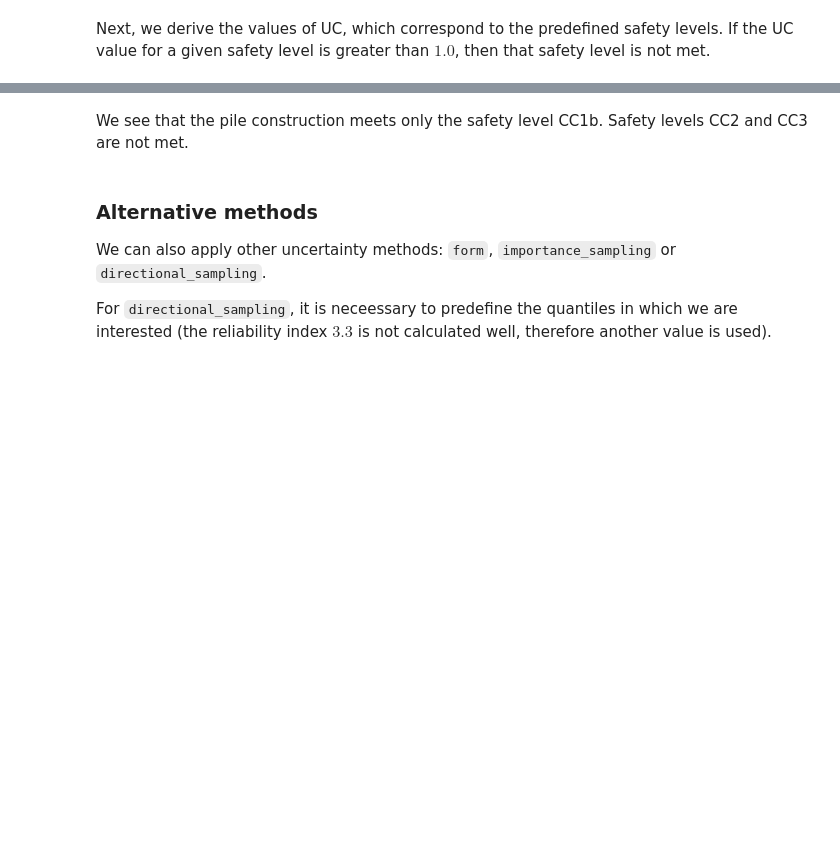
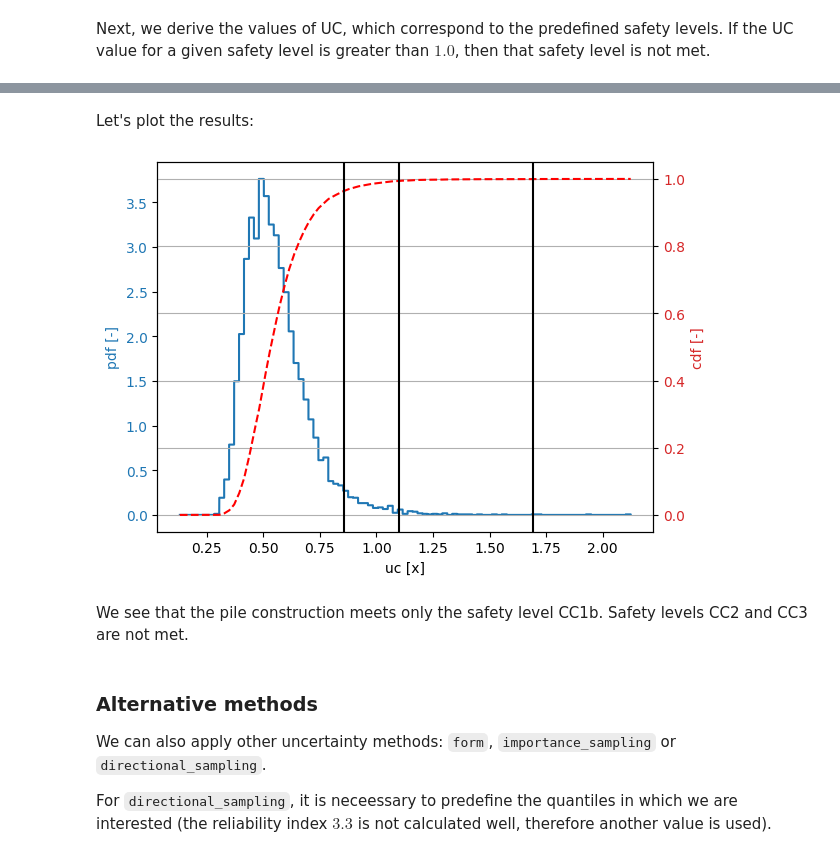
Before and after one commit to Deltares/ProbabilisticLibrary, a Jupyter notebook: sources/Deltares.Probabilistic.PWrapper.Notebooks/safety_levels.ipynb, the cells around one changed output, grey strips where cells are left out. Saved outputs shown, nothing was run; the diff lists cells and outputs as text; code cells hidden in the pictures; blank space fills up the shorter version.

```diff
--- a/sources/Deltares.Probabilistic.PWrapper.Notebooks/safety_levels.ipynb
+++ b/sources/Deltares.Probabilistic.PWrapper.Notebooks/safety_levels.ipynb
@@ -124,13 +118,16 @@ Next, we derive the values of UC, which correspond to the predefined safety leve
 # %%
 safety_levels = [1.8, 2.5, 3.3]
 safety_levels_txt = ["CC1b", "CC2 ", "CC3 "]
+uc_sl = []
 
 def check_sl(uc, safety_levels, safety_levels_txt):
 
     for idx, sl in enumerate(safety_levels):
         p = StandardNormal.get_p_from_u(sl)
-        uc_sl = uc.get_quantile(p)
-        print (f"Safety level ({safety_levels_txt[idx]}):  {sl} => UC = {uc_sl}")
+        uc_sl.append(uc.get_quantile(p))
+        print (f"Safety level ({safety_levels_txt[idx]}):  {sl} => UC = {uc_sl[-1]}")
 
-check_sl(uc_mc, safety_levels, safety_levels_txt)
+    return uc_sl
+
+uc_sl = check_sl(uc_mc, safety_levels, safety_levels_txt)
 # %% [output]
@@ -140,3 +137,12 @@ Safety level (CC3 ):  3.3 => UC = 1.6925889446516016
+# %% [markdown]
+Let's plot the results:
+# %%
+plt = uc_mc.get_plot()
+for val in uc_sl:
+    plt.grid()
+    plt.axvline(x=val, color='black', linestyle='-')
+# %% [output]
+[figure, added]
 # %% [markdown]
 
 We see that the pile construction meets only the safety level CC1b. Safety levels CC2 and CC3 are not met.
```
Also changed, not shown: parts of 6 cells of this notebook, 22 other files.
